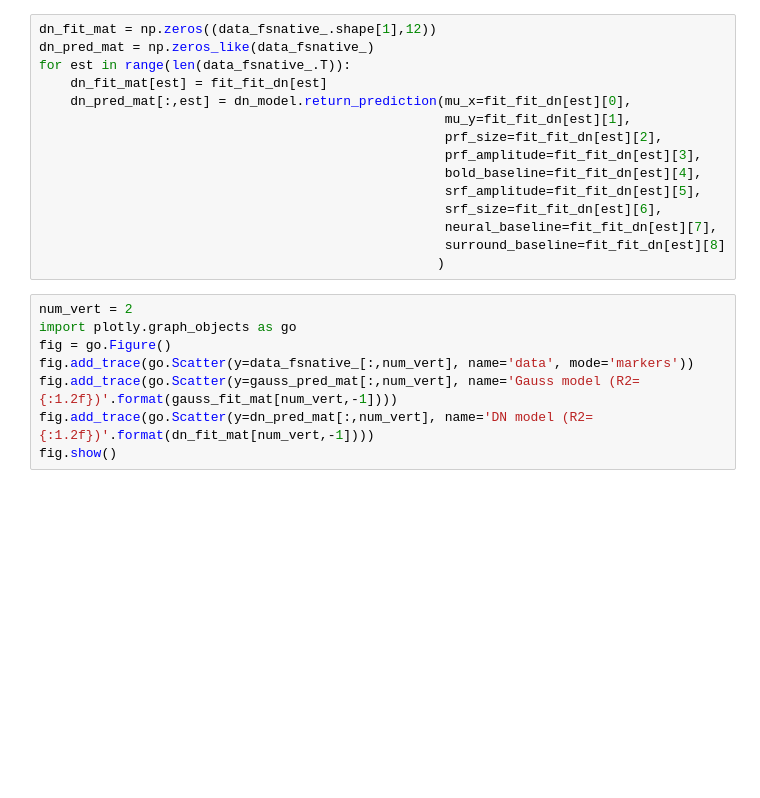
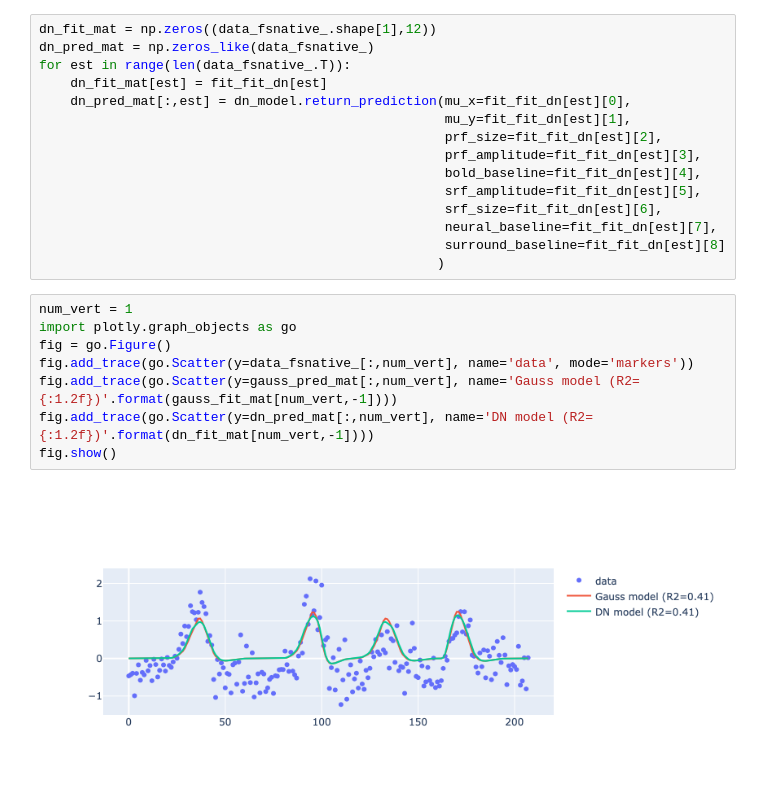
Before and after one commit to mszinte/RetinoMaps, a Jupyter notebook: analysis_code/postproc/prf/fit/prf_fit_surf.ipynb, the cells around one changed output. Cells and saved outputs as stored; diff of their text form; blank space fills up the shorter version.

```diff
--- a/analysis_code/postproc/prf/fit/prf_fit_surf.ipynb
+++ b/analysis_code/postproc/prf/fit/prf_fit_surf.ipynb
@@ -191,10 +223,12 @@ for est in range(len(data_fsnative_.T)):
                                                     surround_baseline=fit_fit_dn[est][8]
                                                    )
 # %%
-num_vert = 2
+num_vert = 1
 import plotly.graph_objects as go
 fig = go.Figure()
 fig.add_trace(go.Scatter(y=data_fsnative_[:,num_vert], name='data', mode='markers'))
 fig.add_trace(go.Scatter(y=gauss_pred_mat[:,num_vert], name='Gauss model (R2={:1.2f})'.format(gauss_fit_mat[num_vert,-1])))
 fig.add_trace(go.Scatter(y=dn_pred_mat[:,num_vert], name='DN model (R2={:1.2f})'.format(dn_fit_mat[num_vert,-1])))
 fig.show()
+# %% [output]
+[figure, added]
```
Also changed, not shown: parts of 13 cells of this notebook, 4 other files.
